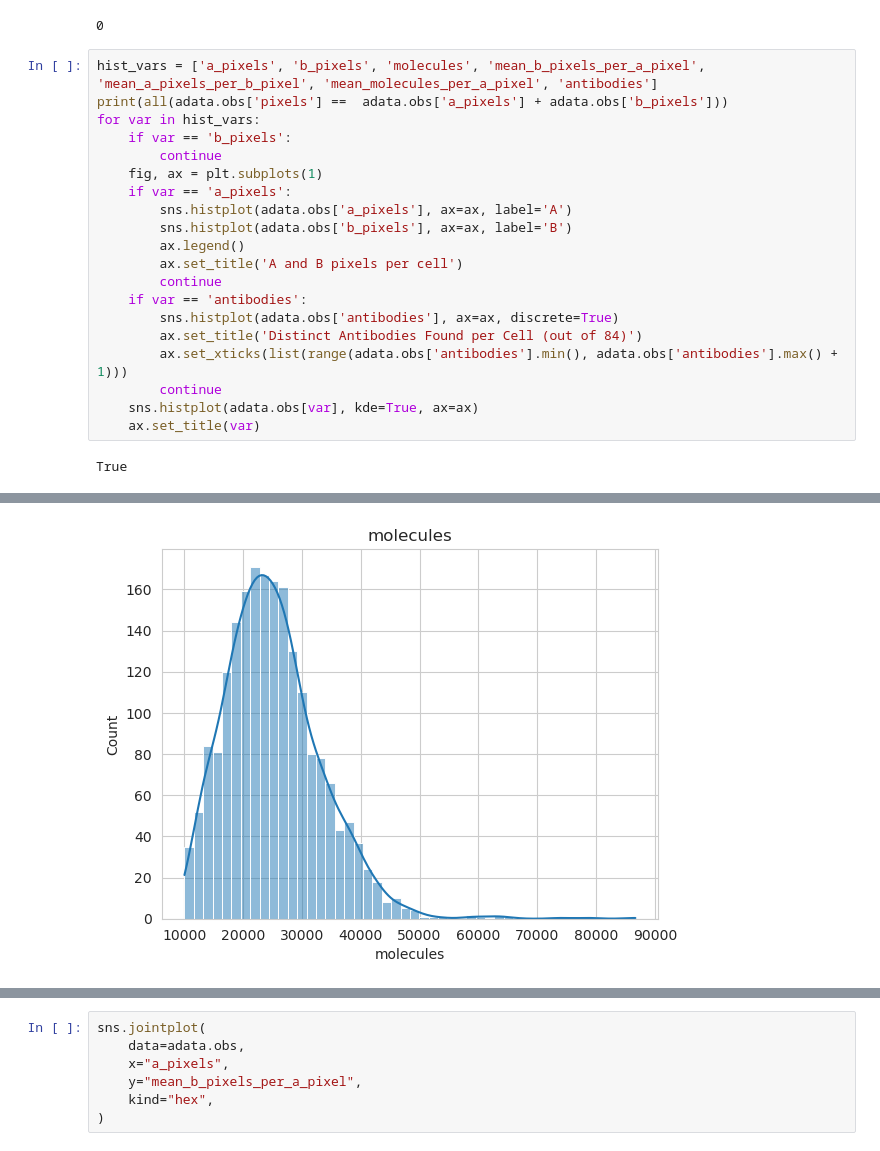
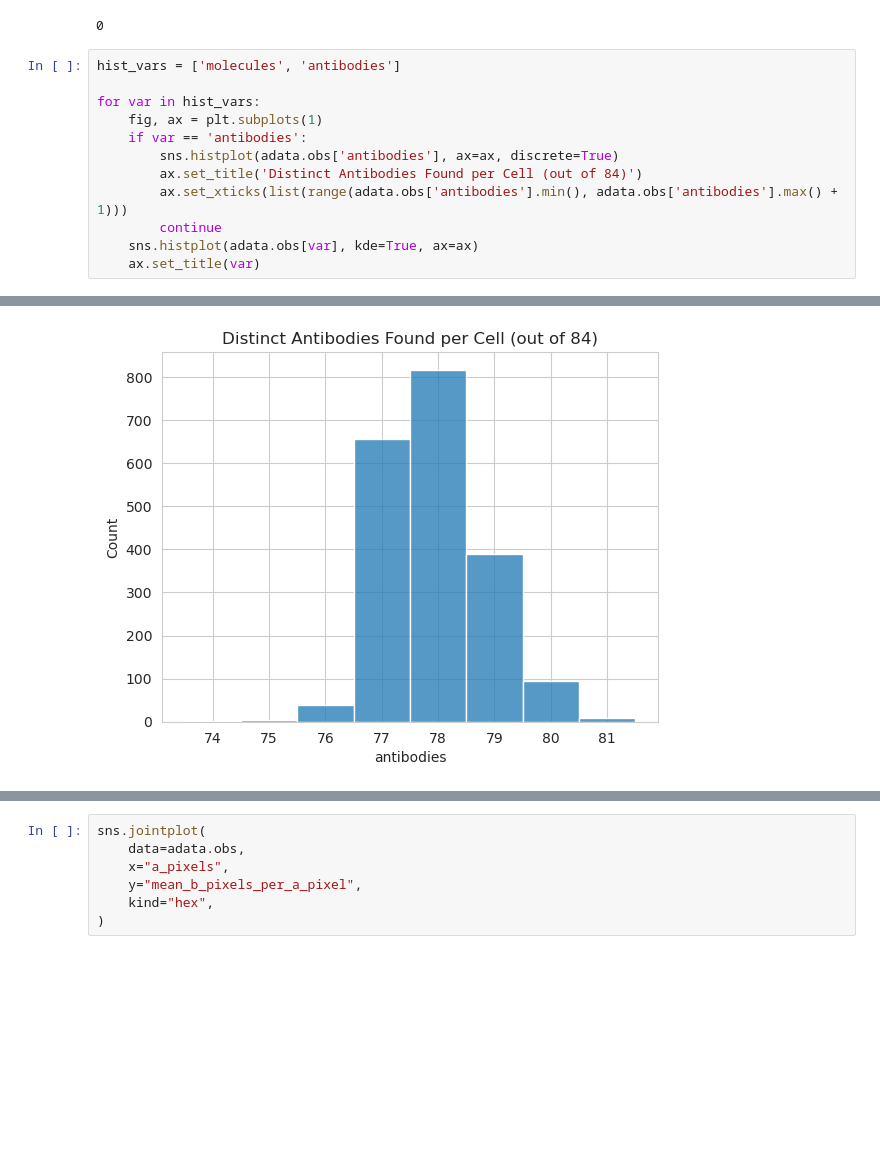
Before and after one commit to zhsegal/PxlgnProject, a Jupyter notebook: EDA.ipynb, the cells around one changed output, grey strips where cells are left out. Drawn from its saved outputs; the diff is of its cells as text; blank space fills up the shorter version.

```diff
--- a/EDA.ipynb
+++ b/EDA.ipynb
@@ -123,18 +126,10 @@ adata.obs = adata.obs.drop(adata.obs[adata.obs['a_pixels'] > 20000].index)
 # %% [output]
 0
 # %%
-hist_vars = ['a_pixels', 'b_pixels', 'molecules', 'mean_b_pixels_per_a_pixel', 'mean_a_pixels_per_b_pixel', 'mean_molecules_per_a_pixel', 'antibodies']
-print(all(adata.obs['pixels'] ==  adata.obs['a_pixels'] + adata.obs['b_pixels']))
+hist_vars = ['molecules', 'antibodies']
+
 for var in hist_vars:
-    if var == 'b_pixels':
-        continue
     fig, ax = plt.subplots(1)
-    if var == 'a_pixels':
-        sns.histplot(adata.obs['a_pixels'], ax=ax, label='A')
-        sns.histplot(adata.obs['b_pixels'], ax=ax, label='B')
-        ax.legend()
-        ax.set_title('A and B pixels per cell')
-        continue
     if var == 'antibodies':
         sns.histplot(adata.obs['antibodies'], ax=ax, discrete=True)
         ax.set_title('Distinct Antibodies Found per Cell (out of 84)')
@@ -143,4 +138,3 @@ for var in hist_vars:
     sns.histplot(adata.obs[var], kde=True, ax=ax)
     ax.set_title(var)
 # %% [output]
-True
@@ -148 +142 @@ True
-[figure, old version]
+[figure, new version]
```
Also changed, not shown: parts of 17 cells of this notebook, 3 other files.
